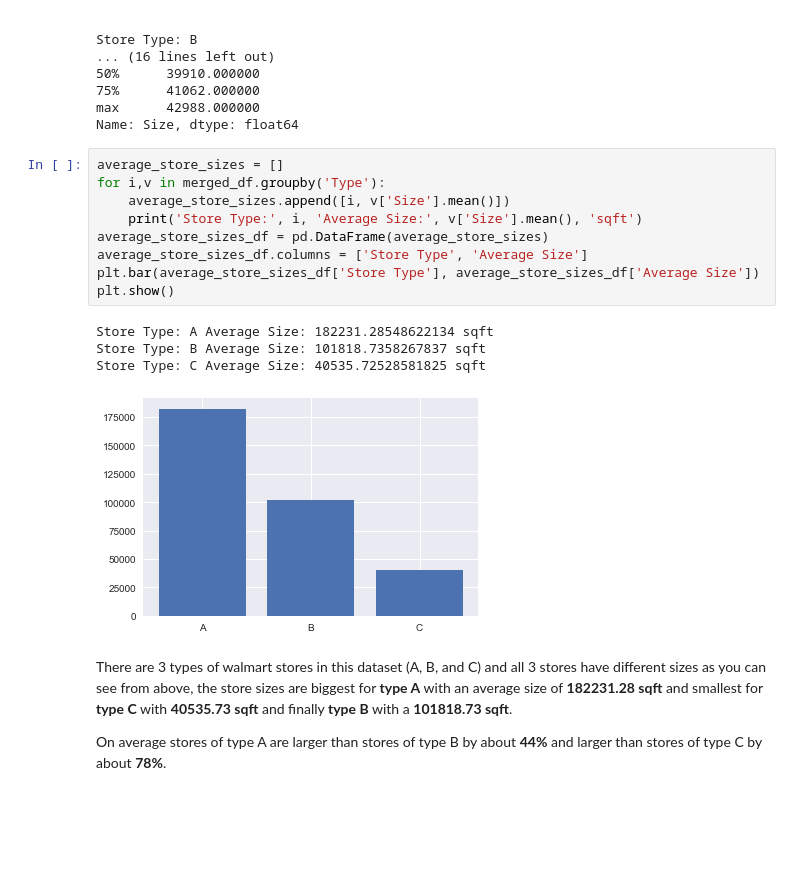
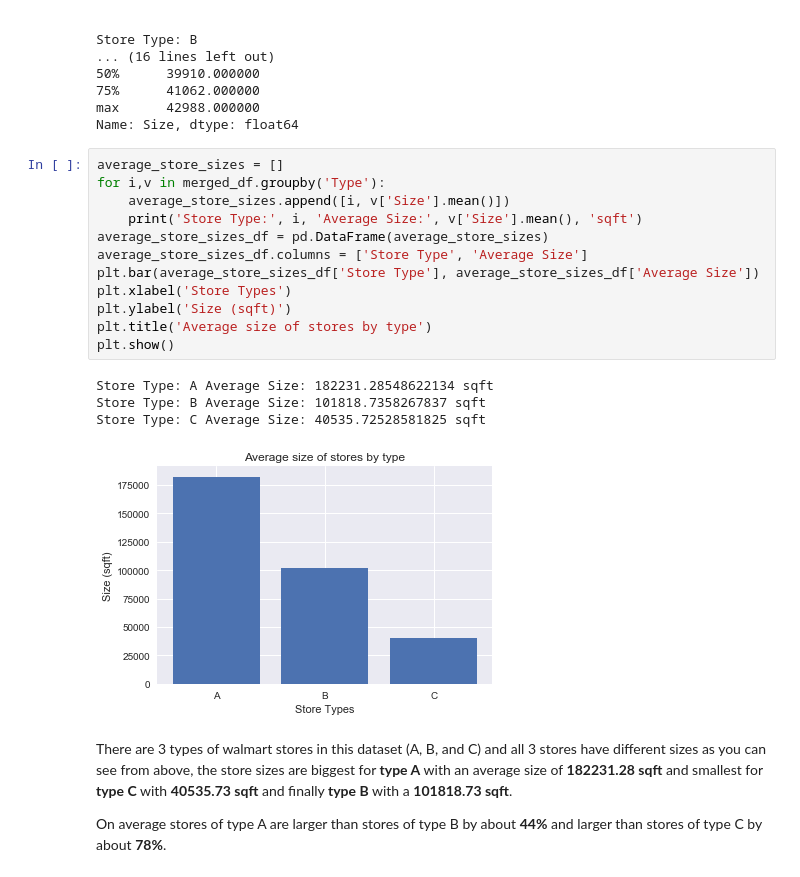
Before and after one commit to wiserlake0996/Applied_Stats_Final, a Jupyter notebook: APPLIED_STATISTICS_SUBMISSION.ipynb, the cells around one changed output. Saved outputs shown, nothing was run; the diff lists cells and outputs as text; blank space fills up the shorter version.

Commit message:
second commit
added labels to graph

```diff
--- a/APPLIED_STATISTICS_SUBMISSION.ipynb
+++ b/APPLIED_STATISTICS_SUBMISSION.ipynb
@@ -133,17 +133,20 @@ Name: Size, dtype: float64
 # %%
 average_store_sizes = []
 for i,v in merged_df.groupby('Type'):
     average_store_sizes.append([i, v['Size'].mean()])
     print('Store Type:', i, 'Average Size:', v['Size'].mean(), 'sqft')
 average_store_sizes_df = pd.DataFrame(average_store_sizes)
 average_store_sizes_df.columns = ['Store Type', 'Average Size']
 plt.bar(average_store_sizes_df['Store Type'], average_store_sizes_df['Average Size'])
+plt.xlabel('Store Types')
+plt.ylabel('Size (sqft)')
+plt.title('Average size of stores by type')
 plt.show()
 # %% [output]
 Store Type: A Average Size: 182231.28548622134 sqft
 Store Type: B Average Size: 101818.7358267837 sqft
 Store Type: C Average Size: 40535.72528581825 sqft
-[figure, old version]
+[figure, new version]
 # %% [markdown]
 There are 3 types of walmart stores in this dataset (A, B, and C) and all 3 stores have different sizes as you can see from above, the store sizes are biggest for **type A** with an average size of **182231.28 sqft** and smallest for **type C** with **40535.73 sqft** and finally **type B** with a **101818.73 sqft**.
 
```
Also changed, not shown: parts of 17 cells of this notebook.
